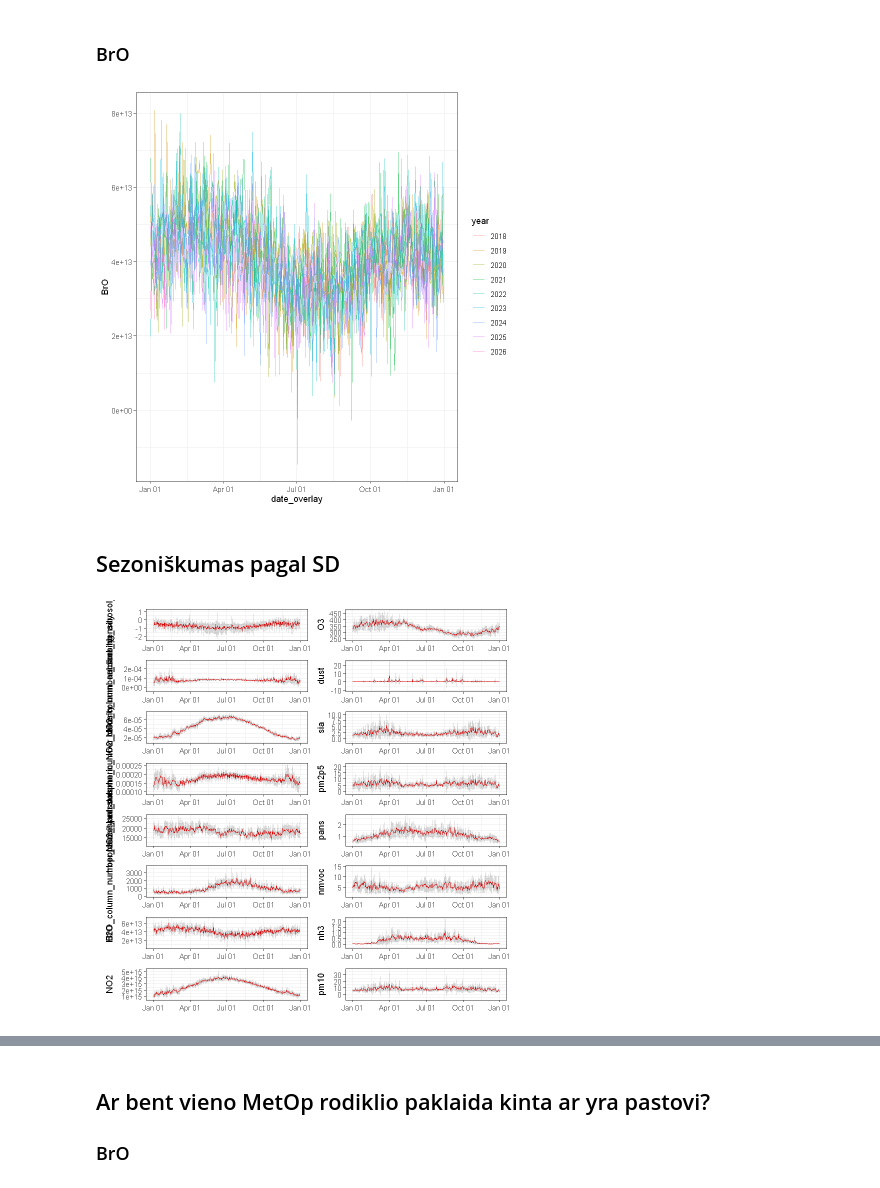
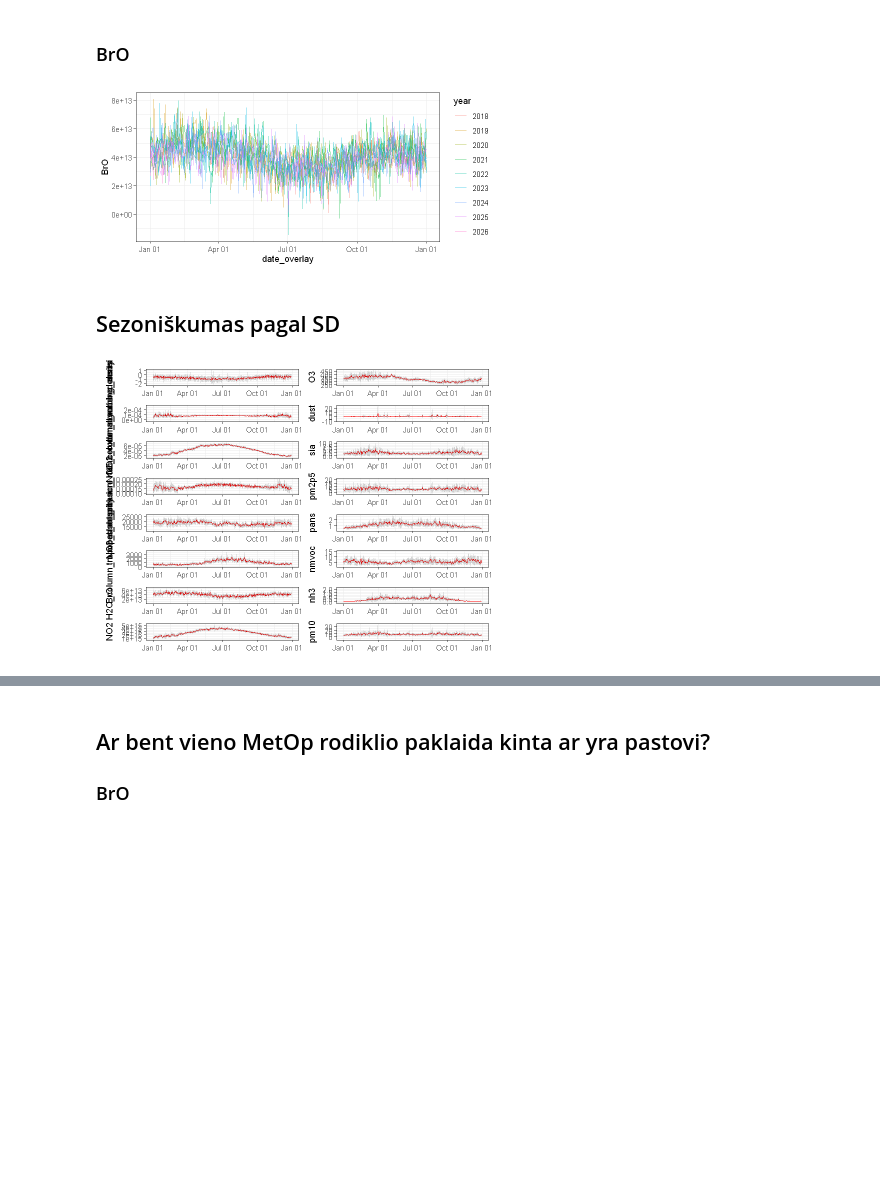
Before and after one commit to rugcer04/Duomenu_mokslo_projektas, a Jupyter notebook: code/R/EDA/Tendency_and_seasonality.ipynb, the cells around one changed output, grey strips where cells are left out. Drawn from its saved outputs; the diff is of its cells as text; code cells hidden in the pictures; blank space fills up the shorter version.

```diff
--- a/code/R/EDA/Tendency_and_seasonality.ipynb
+++ b/code/R/EDA/Tendency_and_seasonality.ipynb
@@ -172,18 +163,20 @@ p_H2O_dens
 # %%
 p_BrO <- data %>%
   mutate(
     date_overlay = update(time, year = 2000),
     year = factor(year(time))
   ) %>%
   ggplot(aes(x = date_overlay, y = BrO, color = year)) +
   geom_line(alpha = 0.6) +
   theme_bw() +
   scale_x_date(date_labels = "%b %d")
 
+options(repr.plot.width = 6.7, repr.plot.height = 3)
+
 p_BrO
 # ggplotly(p_BrO)
 # %% [output]
-[figure, old version]
+[figure, new version]
 # %% [markdown]
 ## Sezoniškumas pagal SD
 # %%
@@ -209,6 +202,8 @@ season_sd_plot <- function(data, var_name) {
   return(p)
 }
 # %%
+options(repr.plot.width = 6.7, repr.plot.height = 5)
+
 (season_sd_plot(data, absorbing_aerosol_index) /
 season_sd_plot(data, NO2_column_number_density) /
 season_sd_plot(data, stratospheric_NO2_column_number_density) /
@@ -227,7 +222,7 @@ season_sd_plot(data, nmvoc) /
 season_sd_plot(data, nh3) /
 season_sd_plot(data, pm10))
 # %% [output]
-[figure, old version]
+[figure, new version]
 # %%
 get_seasonal_cv <- function(data, var_name, window_size = 30) {
 
```
Also changed, not shown: parts of 23 cells of this notebook.
